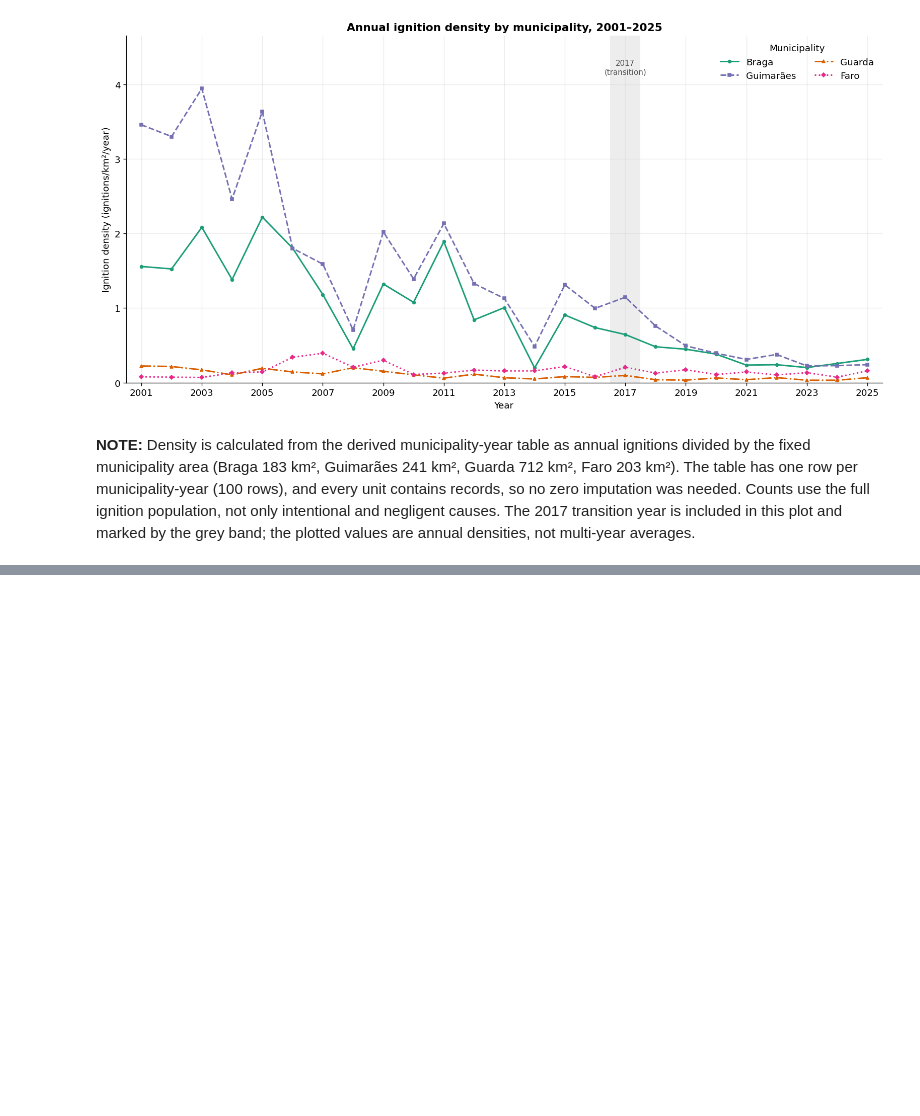
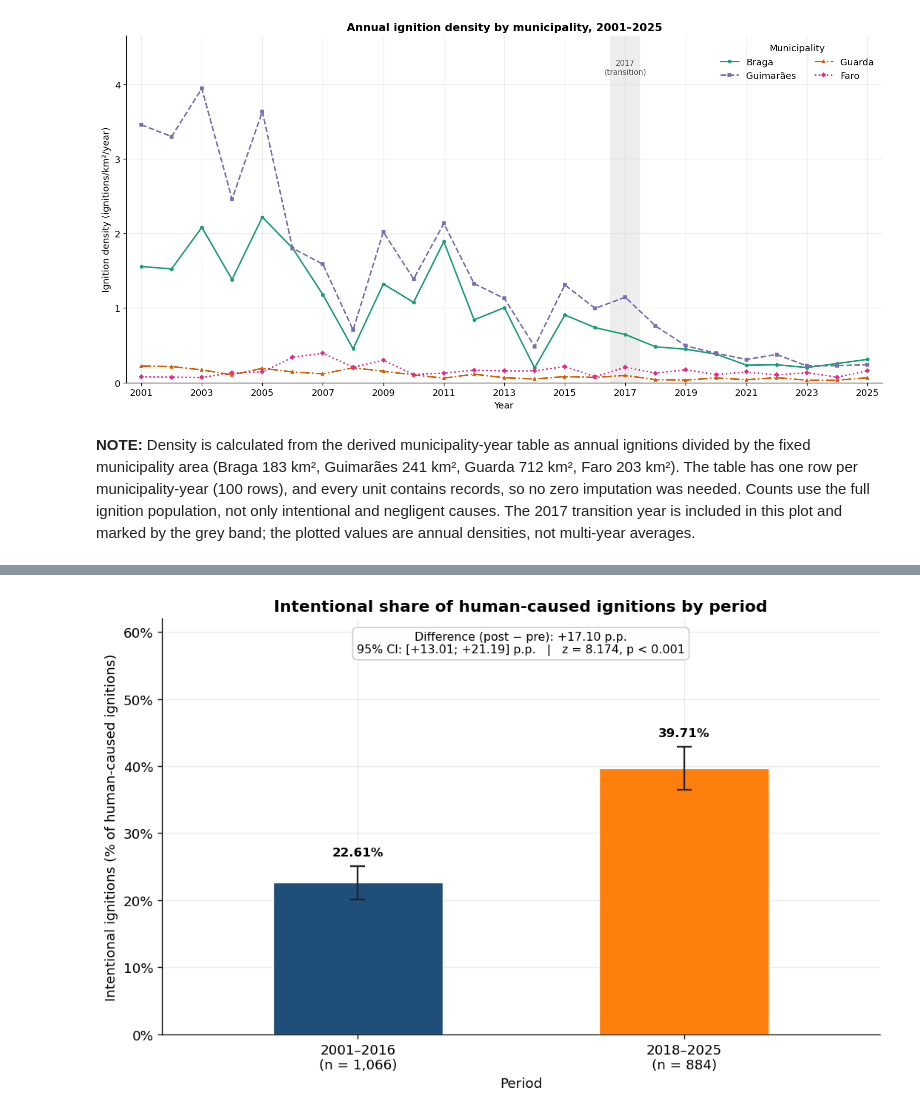
Before and after one commit to Rodrigosoares124/TEAM07-FCED, a Jupyter notebook: 00_scope_definition.ipynb, the cells around one changed output, grey strips where cells are left out. Cells and saved outputs as stored; diff of their text form; code cells hidden in the pictures; blank space fills up the shorter version.

```diff
--- a/00_scope_definition.ipynb
+++ b/00_scope_definition.ipynb
@@ -2320,0 +2715,88 @@ IGNITION DENSITY CONCLUSIONS:
+# %%
+# Grouped bars with 95% confidence intervals for each period's proportion.
+rq1_plot = rq1_counts.copy()
+rq1_plot["PROPORTION"] = rq1_plot["INTENTIONAL"] / rq1_plot["TOTAL"]
+rq1_plot_intervals = [
+    wald_proportion_ci(int(x), int(n))
+    for x, n in zip(rq1_plot["INTENTIONAL"], rq1_plot["TOTAL"])
+]
+rq1_plot["CI_LOW"] = [interval[0] for interval in rq1_plot_intervals]
+rq1_plot["CI_HIGH"] = [interval[1] for interval in rq1_plot_intervals]
+
+positions = np.arange(len(COMPARISON_PERIODS))
+fig, ax = plt.subplots(figsize=(8.8, 5.6), constrained_layout=True)
+ax.bar(
+    positions,
+    rq1_plot["PROPORTION"],
+    width=0.52,
+    color=[PERIOD_COLORS[p] for p in rq1_plot["PERIOD"]],
+    edgecolor="white",
+    linewidth=0.8,
+    zorder=3,
+)
+ax.errorbar(
+    positions,
+    rq1_plot["PROPORTION"],
+    yerr=[
+        rq1_plot["PROPORTION"] - rq1_plot["CI_LOW"],
+        rq1_plot["CI_HIGH"] - rq1_plot["PROPORTION"],
+    ],
+    fmt="none",
+    ecolor="#222222",
+    elinewidth=1.4,
+    capsize=6,
+    capthick=1.4,
+    zorder=4,
+)
+
+for position, proportion, ci_high in zip(
+    positions, rq1_plot["PROPORTION"], rq1_plot["CI_HIGH"]
+):
+    ax.text(
+        position,
+        ci_high + 0.012,
+        f"{100 * proportion:.2f}%",
+        ha="center",
+        va="bottom",
+        fontsize=10,
+        fontweight="bold",
+    )
+
+p_text = (
+    "p < 0.001" if rq1_p_value < 0.001 else f"p = {rq1_p_value:.3f}"
+)
+ax.annotate(
+    f"Difference (post − pre): {100 * rq1_diff:+.2f} p.p.\n"
+    f"95% CI: [{100 * rq1_ci_low:+.2f}; {100 * rq1_ci_high:+.2f}] p.p."
+    f"   |   z = {rq1_z:.3f}, {p_text}",
+    xy=(0.5, 0.97),
+    xycoords="axes fraction",
+    ha="center",
+    va="top",
+    fontsize=9.5,
+    bbox={
+        "boxstyle": "round,pad=0.35",
+        "facecolor": "white",
+        "edgecolor": "#CCCCCC",
+        "alpha": 0.95,
+    },
+)
+
+ax.set_xticks(positions)
+ax.set_xticklabels([
+    f"{PERIOD_LABELS[p]}\n(n = {int(n):,})"
+    for p, n in zip(rq1_plot["PERIOD"], rq1_plot["TOTAL"])
+])
+ax.set_xlim(-0.6, len(COMPARISON_PERIODS) - 0.4)
+ax.set_ylim(0, 0.62)
+ax.yaxis.set_major_formatter(PercentFormatter(1.0))
+ax.set_xlabel("Period")
+ax.set_ylabel("Intentional ignitions (% of human-caused ignitions)")
+ax.set_title("Intentional share of human-caused ignitions by period")
+ax.grid(axis="y", alpha=0.25)
+ax.set_axisbelow(True)
+
+plt.show()
+plt.close(fig)
+# %% [output]
+[figure, added]
```
Also changed, not shown: parts of 51 cells of this notebook.
